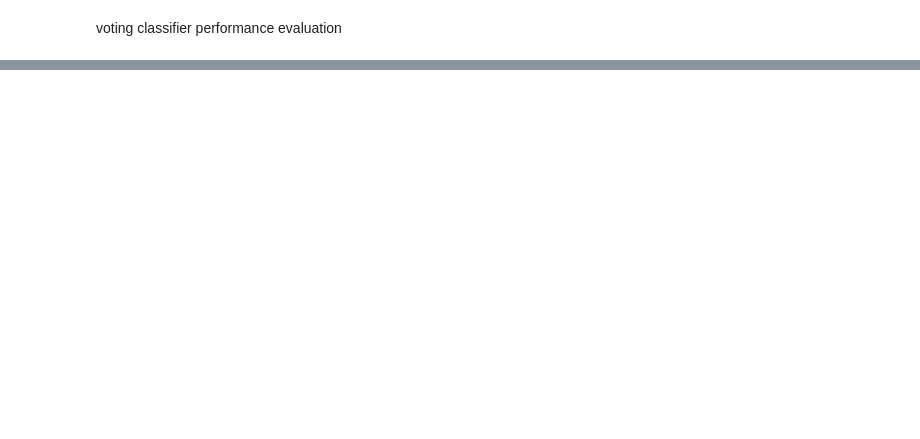
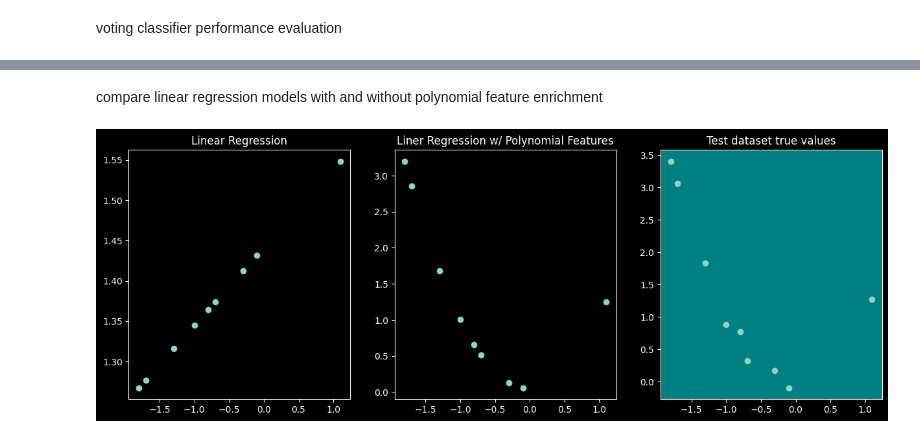
Before and after one commit to JeremiJL/MIW, a Jupyter notebook: projects/project_03/task.ipynb, the cells around one changed output, grey strips where cells are left out. Drawn from its saved outputs; the diff is of its cells as text; code cells hidden in the pictures; blank space fills up the shorter version.

```diff
--- a/projects/project_03/task.ipynb
+++ b/projects/project_03/task.ipynb
@@ -207,0 +335,25 @@ plt.show()
+# %% [markdown]
+compare linear regression models with and without polynomial feature enrichment
+# %%
+y_predictions = linear_regression_model.predict(X_test)
+y_predictions_with_poly = linear_regression_polynomial_model.predict(X_test_polynomials)
+
+fig, (ax1, ax2, ax3) = plt.subplots(1,3)
+plt.gca().set_facecolor('teal')
+plt.title("Compared evaluation")
+
+ax1.scatter(X_test, y_predictions)
+ax1.set_title("Linear Regression")
+
+ax2.scatter(X_test, y_predictions_with_poly)
+ax2.set_title("Liner Regression w/ Polynomial Features")
+
+ax3.scatter(X_test, y_test)
+ax3.set_title("Test dataset true values")
+
+fig.set_figwidth(15)
+fig.set_figheight(5)
+
+plt.show()
+# %% [output]
+[figure, added]
```
Also changed, not shown: parts of 21 cells of this notebook, 1 other file.
